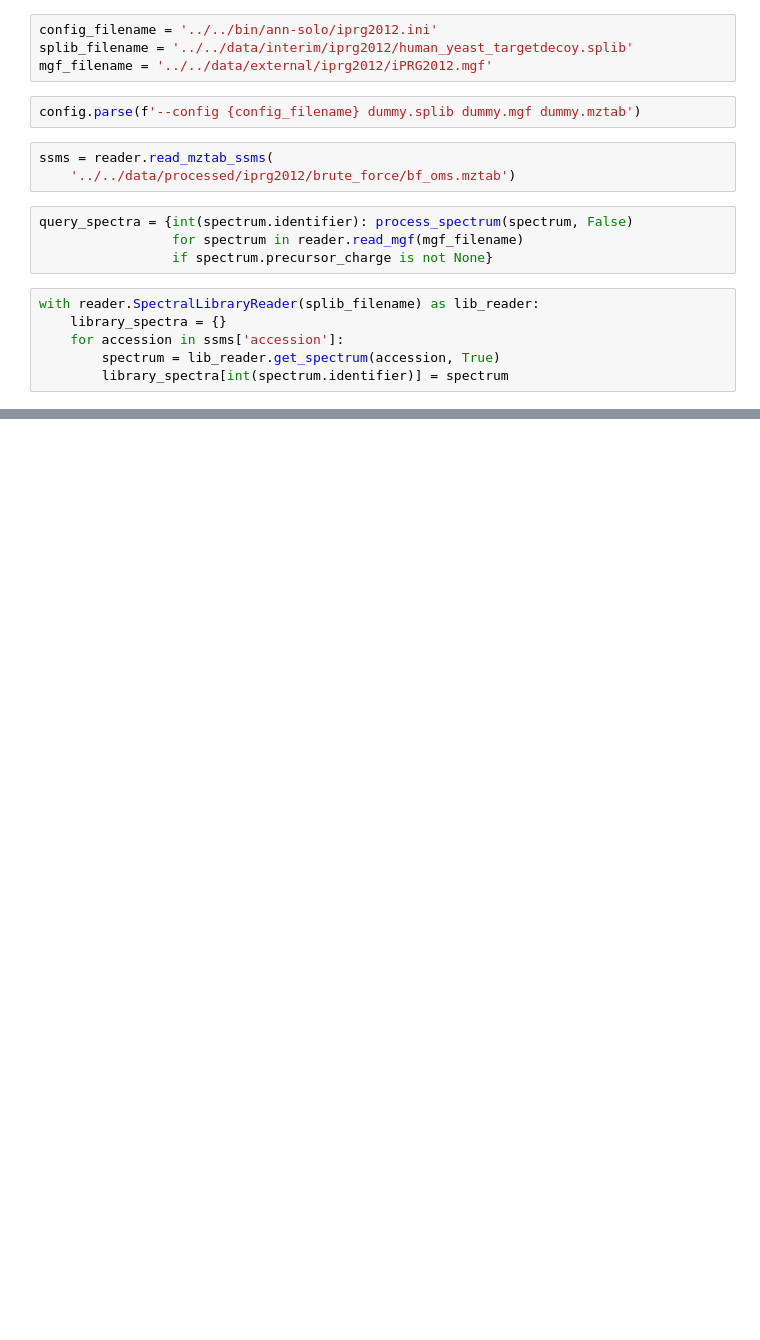
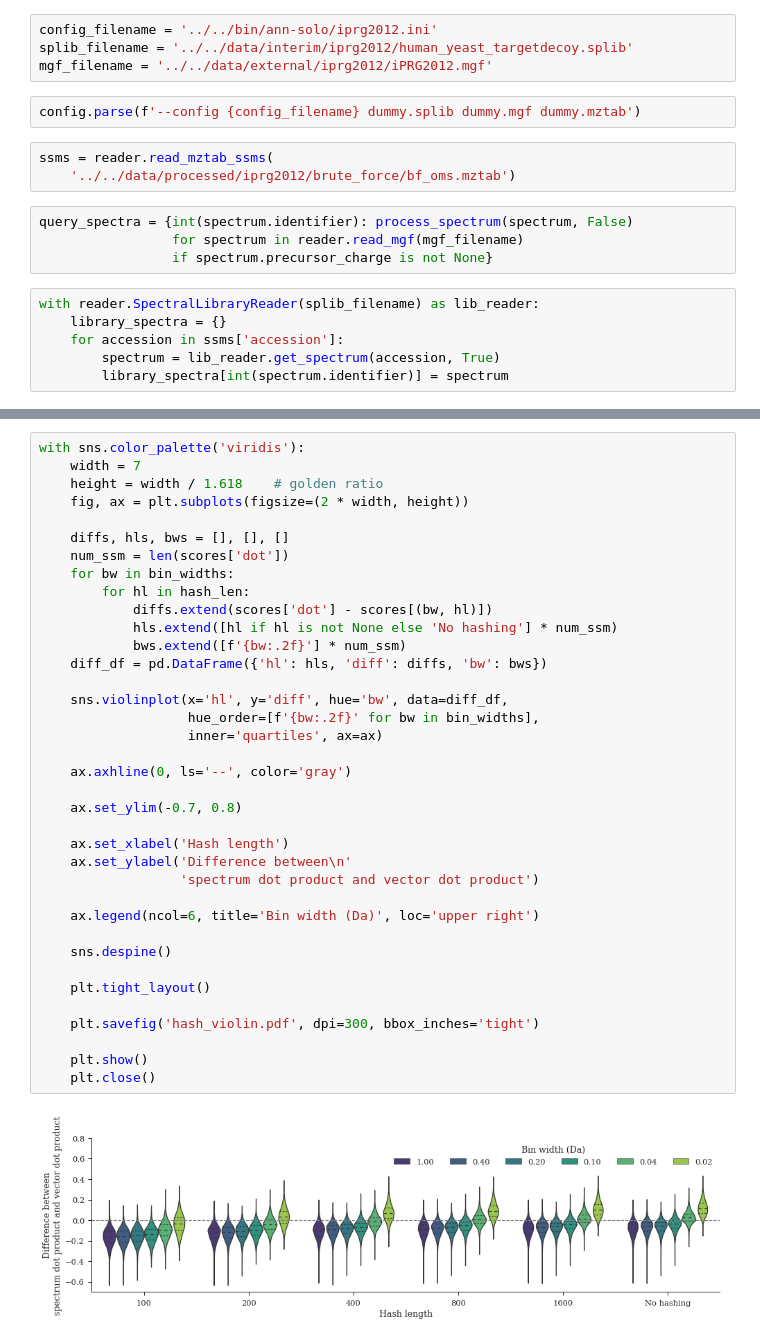
Before and after one commit to bittremieux/ANN-SoLo, a Jupyter notebook: notebooks/iprg2012_spectrum_hashing.ipynb, the cells around one changed output, grey strips where cells are left out. Drawn from its saved outputs; the diff is of its cells as text; blank space fills up the shorter version.

```diff
--- a/notebooks/iprg2012_spectrum_hashing.ipynb
+++ b/notebooks/iprg2012_spectrum_hashing.ipynb
@@ -180,0 +222,39 @@ plt.close()
+# %%
+with sns.color_palette('viridis'):
+    width = 7
+    height = width / 1.618    # golden ratio
+    fig, ax = plt.subplots(figsize=(2 * width, height))
+
+    diffs, hls, bws = [], [], []
+    num_ssm = len(scores['dot'])
+    for bw in bin_widths:
+        for hl in hash_len:
+            diffs.extend(scores['dot'] - scores[(bw, hl)])
+            hls.extend([hl if hl is not None else 'No hashing'] * num_ssm)
+            bws.extend([f'{bw:.2f}'] * num_ssm)
+    diff_df = pd.DataFrame({'hl': hls, 'diff': diffs, 'bw': bws})
+
+    sns.violinplot(x='hl', y='diff', hue='bw', data=diff_df,
+                   hue_order=[f'{bw:.2f}' for bw in bin_widths],
+                   inner='quartiles', ax=ax)
+
+    ax.axhline(0, ls='--', color='gray')
+
+    ax.set_ylim(-0.7, 0.8)
+
+    ax.set_xlabel('Hash length')
+    ax.set_ylabel('Difference between\n'
+                  'spectrum dot product and vector dot product')
+
+    ax.legend(ncol=6, title='Bin width (Da)', loc='upper right')
+
+    sns.despine()
+
+    plt.tight_layout()
+
+    plt.savefig('hash_violin.pdf', dpi=300, bbox_inches='tight')
+
+    plt.show()
+    plt.close()
+# %% [output]
+[figure, added]
```
Also changed, not shown: parts of 5 cells of this notebook.
